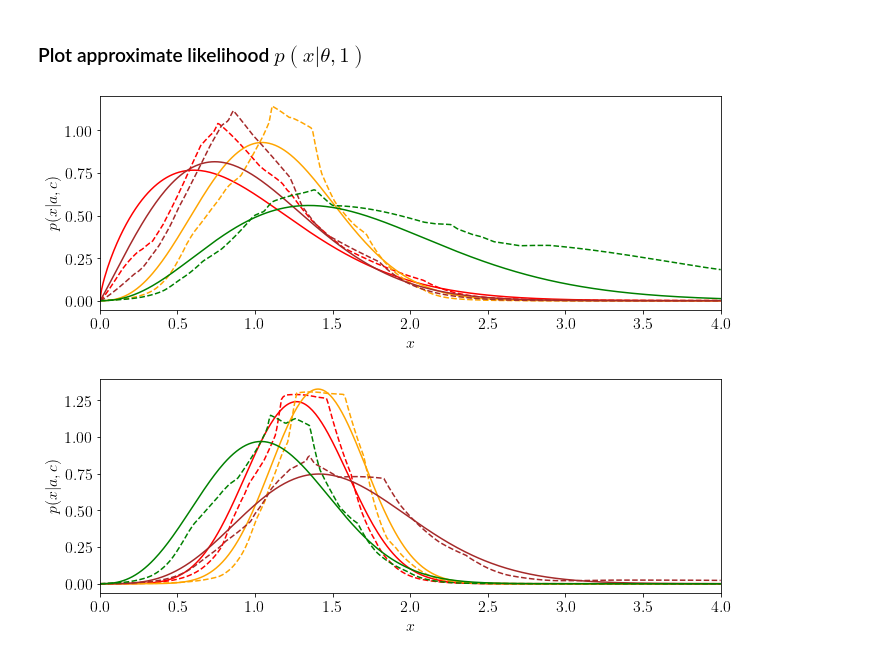
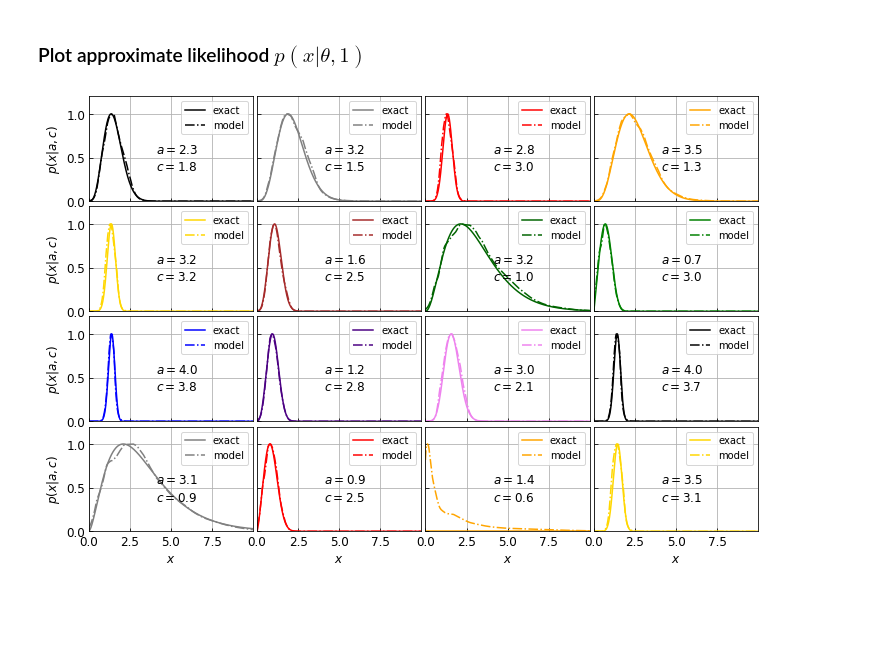
Before and after one commit to hbprosper/mlpracticum, a Jupyter notebook: 03_likelihood.ipynb, the cells around one changed output. Cells and saved outputs as stored; diff of their text form; code cells hidden in the pictures; blank space fills up the shorter version.

```diff
--- a/03_likelihood.ipynb
+++ b/03_likelihood.ipynb
@@ -87,7 +93,7 @@ import importlib
 %matplotlib inline
 # %%
 # update fonts
-FONTSIZE = 16
+FONTSIZE = 12
 font = {'family' : 'serif',
         'weight' : 'normal',
         'size'   : FONTSIZE}
@@ -186,3 +188,6 @@ def split_t_x(df, inputs=['x', 'a', 'c']):
 train_t, train_x = split_t_x(train_data)
 valid_t, valid_x = split_t_x(valid_data)
 test_t,  test_x  = split_t_x(test_data)
+# %%
+device  = torch.device("cuda" if torch.cuda.is_available() else "cpu")
+print(device)
@@ -541,31 +533 @@ def likelihood(x, a, c, model):
     return p
-# %%
-def plot_gengamma(a, c, model, xmin=0, xmax=4, xstep=0.01):
-
-    # create an empty figure
-    fig = plt.figure(figsize=(10, 4))
-    # add a subplot to it
-    nrows, ncols, index = 1,1,1
-
-    ax = fig.add_subplot(nrows,ncols,index)
-    ax.set_xlabel('$x$', fontsize=FONTSIZE)
-    ax.set_ylabel('$p(x|a, c)$', fontsize=FONTSIZE)
-    ax.set_xlim([xmin, xmax])
-    #ax.set_ylim([0.0, 1.6])
-
-    x  = np.arange(xmin, xmax+xstep, xstep)
-    kolor = ['red', 'orange', 'brown',
-             'green', 'blue', 'indigo', 'violet']
-    i = 0
-    for ai, ci in zip(a, c):
-        y = st.gengamma.pdf(x, ai, ci)
-        ax.plot(x, y, color=kolor[i])
-
-        p = likelihood(x, ai, ci, model)
-        ax.plot(x, p, color=kolor[i], linestyle='--')
-
-        i += 1
-        if i >= len(kolor):
-            i = 0
-    fig.tight_layout()
-    plt.show()
@@ -572,9 +598,8 @@ def plot_gengamma(a, c, model, xmin=0, xmax=4, xstep=0.01):
 # %%
-mp.rc('text', usetex=True)
-a = rnd.uniform(1.0, 3.0, 8)
-c = rnd.uniform(1.0, 3.0, 8)
-plot_gengamma(a[:4], c[:4], model)
-plot_gengamma(a[4:], c[4:], model)
+mp.rc('text', usetex=False)
+N = 16
+a = rnd.uniform(0.5, 4.0, N)
+c = rnd.uniform(0.5, 4.0, N)
+plot_gengamma(a, c, model.to('cpu'))
 # %% [output]
-[figure, old version]
+[figure, new version]
-[figure, removed]
```
Also changed, not shown: parts of 29 cells of this notebook, 4 other files.
